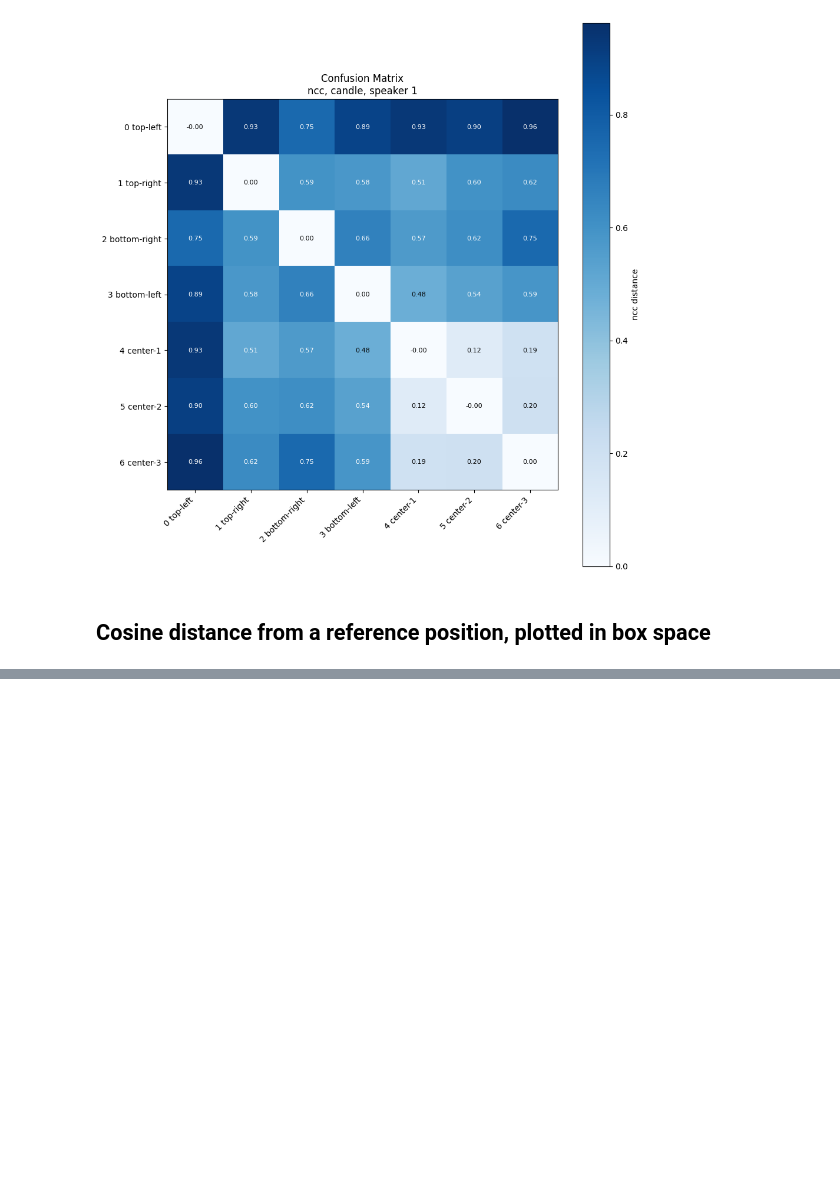
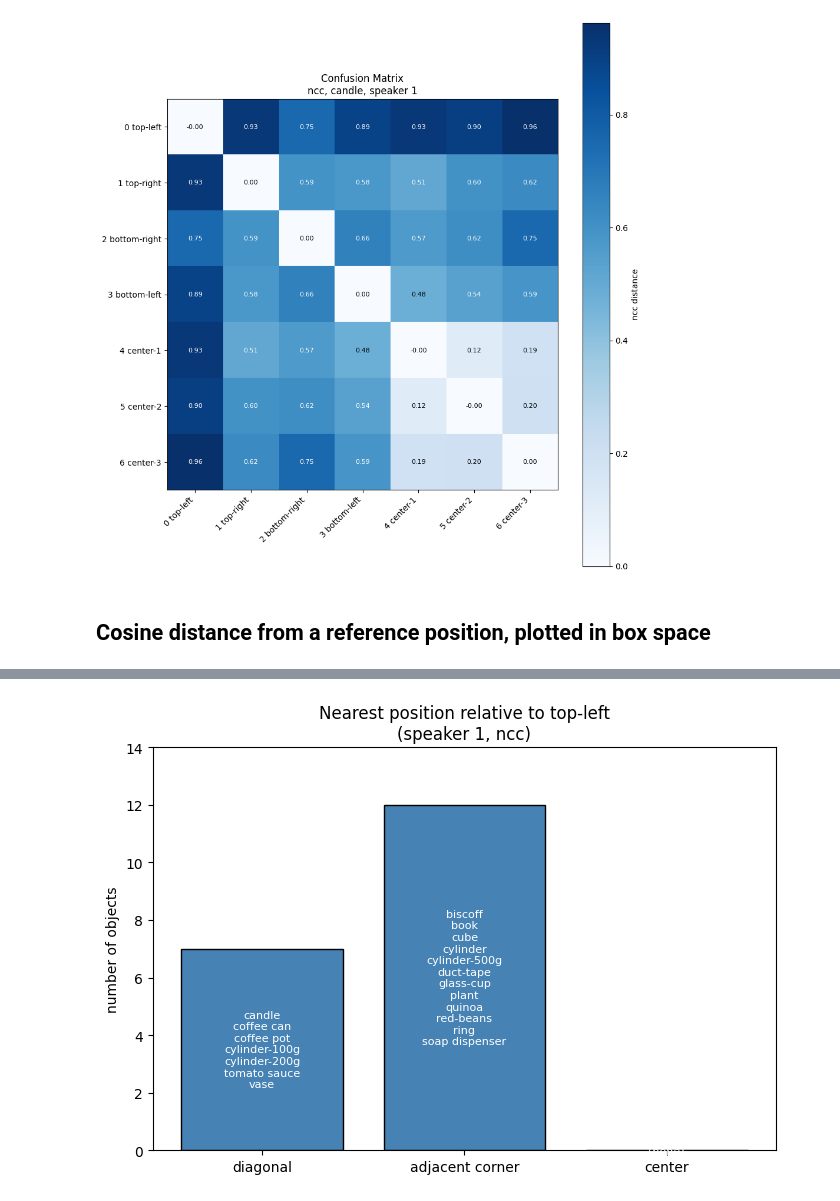
Before and after one commit to eitanturok/good-vibrations, a Jupyter notebook: notebooks/89_gastronorm_many_objects_position_filter.ipynb, the cells around one changed output, grey strips where cells are left out. Cells and saved outputs as stored; diff of their text form; code cells hidden in the pictures; blank space fills up the shorter version.

```diff
--- a/notebooks/89_gastronorm_many_objects_position_filter.ipynb
+++ b/notebooks/89_gastronorm_many_objects_position_filter.ipynb
@@ -410,0 +446,65 @@ plt.show()
+# %%
+OPPOSITE_CORNER = {
+    "top-left": "bottom-right",
+    "bottom-right": "top-left",
+    "top-right": "bottom-left",
+    "bottom-left": "top-right",
+}
+
+
+def categorize_position(name, reference_position):
+    if name == OPPOSITE_CORNER.get(reference_position):
+        return "diagonal"
+    if name in OPPOSITE_CORNER and name != reference_position:
+        return "adjacent corner"
+    if name.startswith("center"):
+        return "center"
+    return "other"
+
+
+def nearest_category_for_object(object_type, speaker=SPEAKER, reference_position=REFERENCE_POSITION, distance_metric=DISTANCE_METRIC):
+    df_obj = df[(df["speaker"] == speaker) & (df["object_type"] == object_type) & df["fft_path"].notna()].copy()
+    df_obj = df_obj.sort_values("position_id").reset_index(drop=True)
+    df_obj["layout_idx"] = np.arange(len(df_obj))
+
+    logmags = [to_logmag(p)[1] for p in df_obj["fft_path"]]
+    resid = np.stack(logmags) - speaker_baseline_logmag[speaker]
+
+    position_name_to_idx = label_positions(df_obj)
+    idx_to_position_name = {idx: name for name, idx in position_name_to_idx.items()}
+
+    ref_idx = resolve_reference(df_obj, reference_position)
+    ref_i = df_obj.index.get_loc(ref_idx)
+
+    dist_from_ref = dist_to_ref(resid, resid[ref_i], metric=distance_metric).copy()
+    dist_from_ref[ref_i] = np.inf  # exclude the reference itself
+    nearest_i = np.argmin(dist_from_ref)
+    nearest_idx = df_obj.index[nearest_i]
+    nearest_name = idx_to_position_name.get(nearest_idx, "unknown")
+    return categorize_position(nearest_name, reference_position)
+
+
+objects = sorted(df_speaker.loc[df_speaker["fft_path"].notna(), "object_type"].dropna().unique())
+
+category_to_objects = {"diagonal": [], "adjacent corner": [], "center": []}
+for object_type in objects:
+    cat = nearest_category_for_object(object_type)
+    category_to_objects.setdefault(cat, []).append(object_type)
+
+categories = list(category_to_objects.keys())
+counts = [len(category_to_objects[c]) for c in categories]
+
+fig, ax = plt.subplots(figsize=(7, 5))
+bars = ax.bar(categories, counts, color="steelblue", edgecolor="black")
+for bar, cat in zip(bars, categories):
+    labels_text = "\n".join(category_to_objects[cat]) or "(none)"
+    ax.annotate(labels_text, (bar.get_x() + bar.get_width() / 2, bar.get_height() / 2),
+                ha="center", va="center", fontsize=8, color="white")
+
+ax.set_ylabel("number of objects")
+ax.set_title(f"Nearest position relative to {REFERENCE_POSITION}\n(speaker {SPEAKER}, {DISTANCE_METRIC})")
+ax.set_ylim(0, max(counts) + 2)
+plt.tight_layout()
+plt.show()
+# %% [output]
+[figure, added]
```
Also changed, not shown: parts of 10 cells of this notebook, 3 other files.
